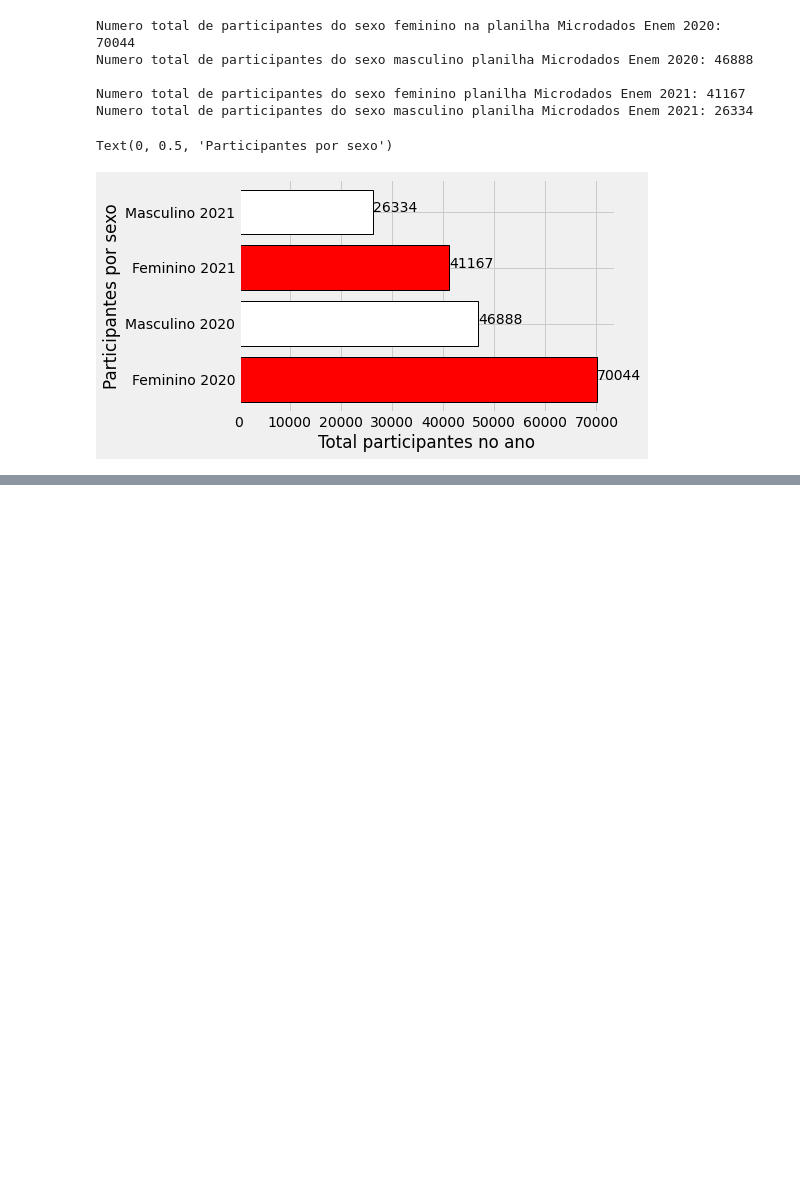
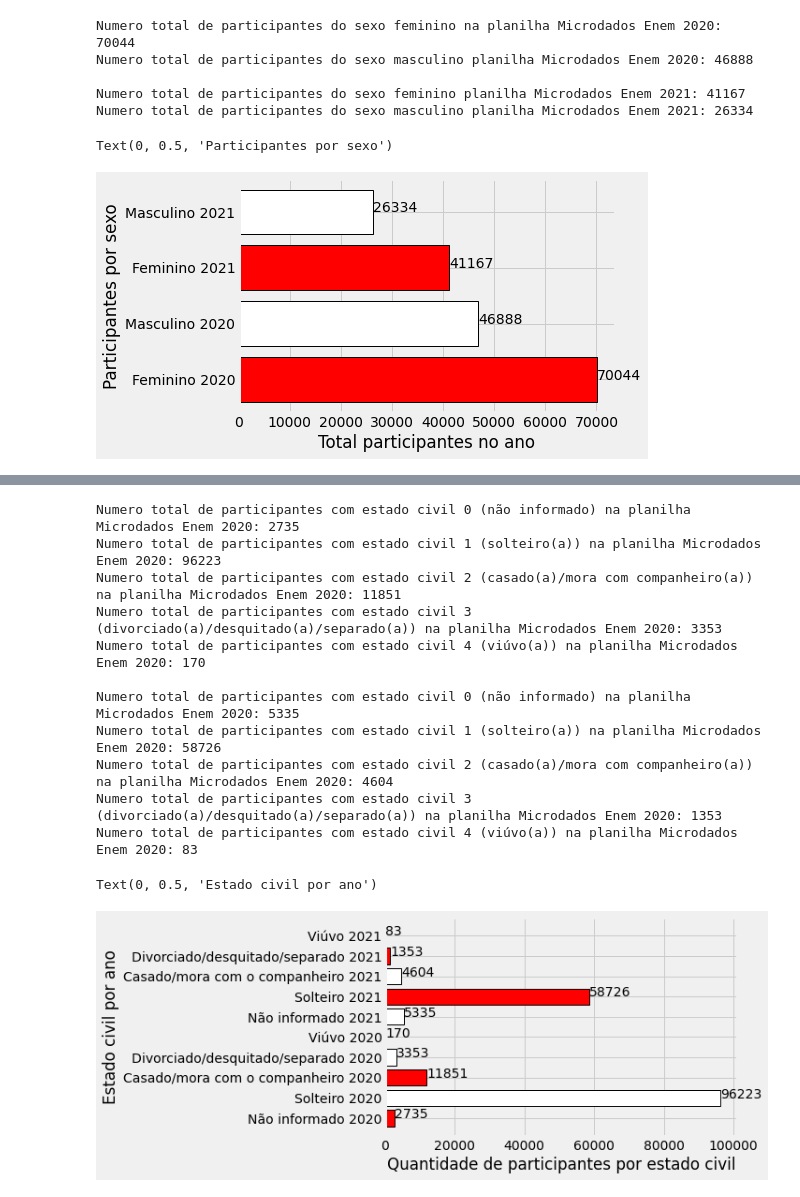
Before and after one commit to kingofrats04/Projeto_IA_DadosEnem, a Jupyter notebook: testeGraficosPy.ipynb, the cells around one changed output, grey strips where cells are left out. Saved outputs shown, nothing was run; the diff lists cells and outputs as text; code cells hidden in the pictures; blank space fills up the shorter version.

```diff
--- a/testeGraficosPy.ipynb
+++ b/testeGraficosPy.ipynb
@@ -88,0 +102,68 @@ Text(0, 0.5, 'Participantes por sexo')
+# %%
+#---------------------------------- Grafico 3 ----------------------------------
+
+#display(planilha2020.loc[(planilha2020['TP_ESTADO_CIVIL']==0)])
+#display(planilha2020.loc[(planilha2020['TP_ESTADO_CIVIL']==1)])
+#display(planilha2020.loc[(planilha2020['TP_ESTADO_CIVIL']==2)])
+#display(planilha2020.loc[(planilha2020['TP_ESTADO_CIVIL']==3)])
+#display(planilha2020.loc[(planilha2020['TP_ESTADO_CIVIL']==4)])
+
+#display(planilha2021.loc[(planilha2021['TP_ESTADO_CIVIL']==0)])
+#display(planilha2021.loc[(planilha2021['TP_ESTADO_CIVIL']==1)])
+#display(planilha2021.loc[(planilha2021['TP_ESTADO_CIVIL']==2)])
+#display(planilha2021.loc[(planilha2021['TP_ESTADO_CIVIL']==3)])
+#display(planilha2021.loc[(planilha2021['TP_ESTADO_CIVIL']==4)])
+
+# Printar total de participantes por sexo
+print('Numero total de participantes com estado civil 0 (não informado) na planilha Microdados Enem 2020: 2735')
+print('Numero total de participantes com estado civil 1 (solteiro(a)) na planilha Microdados Enem 2020: 96223')
+print('Numero total de participantes com estado civil 2 (casado(a)/mora com companheiro(a)) na planilha Microdados Enem 2020: 11851')
+print('Numero total de participantes com estado civil 3 (divorciado(a)/desquitado(a)/separado(a)) na planilha Microdados Enem 2020: 3353')
+print('Numero total de participantes com estado civil 4 (viúvo(a)) na planilha Microdados Enem 2020: 170\n')
+
+print('Numero total de participantes com estado civil 0 (não informado) na planilha Microdados Enem 2020: 5335')
+print('Numero total de participantes com estado civil 1 (solteiro(a)) na planilha Microdados Enem 2020: 58726 ')
+print('Numero total de participantes com estado civil 2 (casado(a)/mora com companheiro(a)) na planilha Microdados Enem 2020: 4604')
+print('Numero total de participantes com estado civil 3 (divorciado(a)/desquitado(a)/separado(a)) na planilha Microdados Enem 2020: 1353')
+print('Numero total de participantes com estado civil 4 (viúvo(a)) na planilha Microdados Enem 2020: 83\n')
+
+num02020 = 2735
+num12020 = 96223
+num22020 = 11851
+num32020 = 3353
+num42020 = 170
+
+num02021 = 5335
+num12021 = 58726
+num22021 = 4604
+num32021 = 1353
+num42021 = 83
+
+# Printando grafico de barras horizontal
+x = ['Não informado 2020', 'Solteiro 2020', 'Casado/mora com o companheiro 2020', 'Divorciado/desquitado/separado 2020', 'Viúvo 2020', 'Não informado 2021', 'Solteiro 2021', 'Casado/mora com o companheiro 2021', 'Divorciado/desquitado/separado 2021', 'Viúvo 2021']
+y = [2735, 96223, 11851, 3353, 170, 5335, 58726, 4604, 1353, 83]
+
+totalEstadoCivil = num02020, num12020, num22020, num32020, num42020, num02021, num12021, num22021, num32021, num42021
+
+plt.style.use('fivethirtyeight')
+
+for index, value in enumerate(y):
+  plt.text(value, index,str(value))
+
+plt.barh(x, totalEstadoCivil, align='center', color=['red', 'white'], edgecolor='black', linewidth="1")
+plt.xlabel("Quantidade de participantes por estado civil")
+plt.ylabel("Estado civil por ano")
+# %% [output]
+Numero total de participantes com estado civil 0 (não informado) na planilha Microdados Enem 2020: 2735
+Numero total de participantes com estado civil 1 (solteiro(a)) na planilha Microdados Enem 2020: 96223
+Numero total de participantes com estado civil 2 (casado(a)/mora com companheiro(a)) na planilha Microdados Enem 2020: 11851
+Numero total de participantes com estado civil 3 (divorciado(a)/desquitado(a)/separado(a)) na planilha Microdados Enem 2020: 3353
+Numero total de participantes com estado civil 4 (viúvo(a)) na planilha Microdados Enem 2020: 170
+
+Numero total de participantes com estado civil 0 (não informado) na planilha Microdados Enem 2020: 5335
+Numero total de participantes com estado civil 1 (solteiro(a)) na planilha Microdados Enem 2020: 58726
+Numero total de participantes com estado civil 2 (casado(a)/mora com companheiro(a)) na planilha Microdados Enem 2020: 4604
+Numero total de participantes com estado civil 3 (divorciado(a)/desquitado(a)/separado(a)) na planilha Microdados Enem 2020: 1353
+Numero total de participantes com estado civil 4 (viúvo(a)) na planilha Microdados Enem 2020: 83
+Text(0, 0.5, 'Estado civil por ano')
+[figure, added]
```
Also changed, not shown: parts of 6 cells of this notebook.
